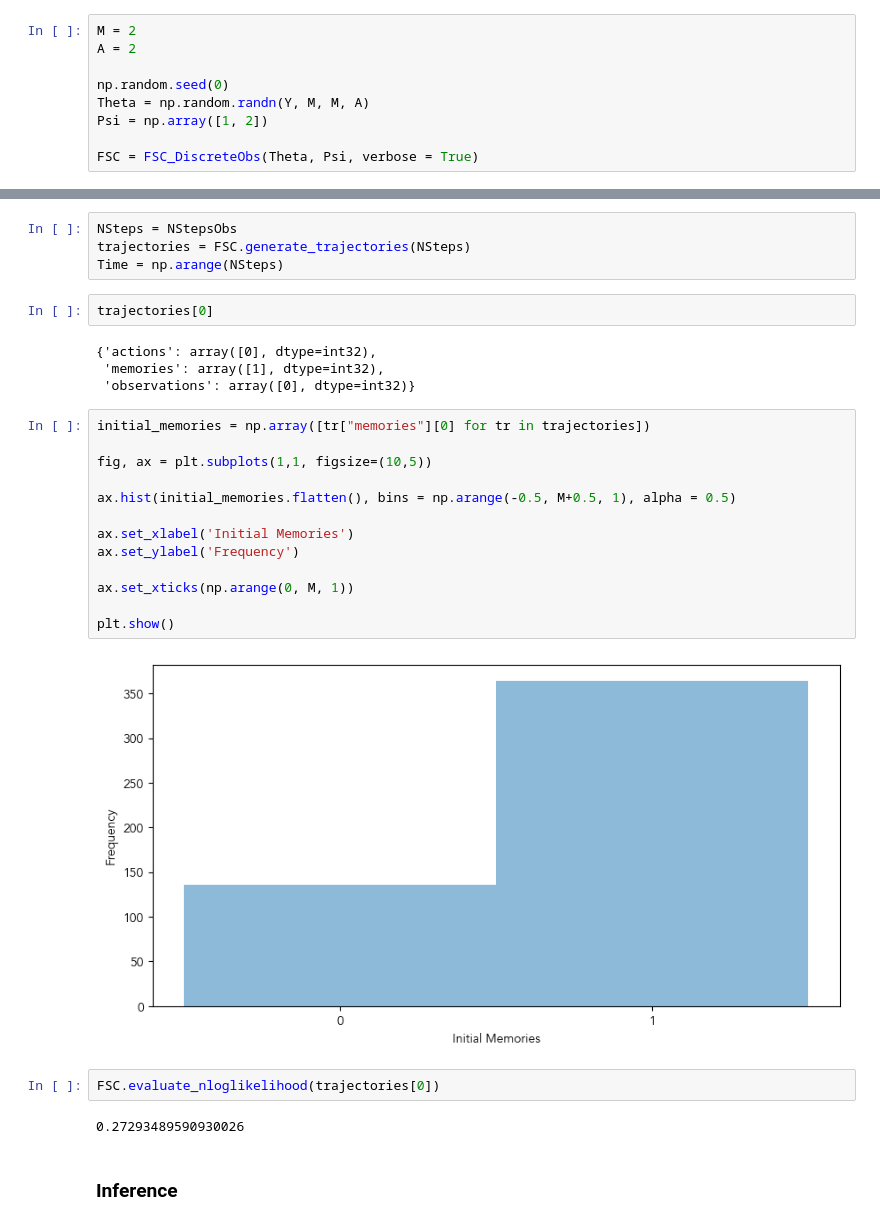
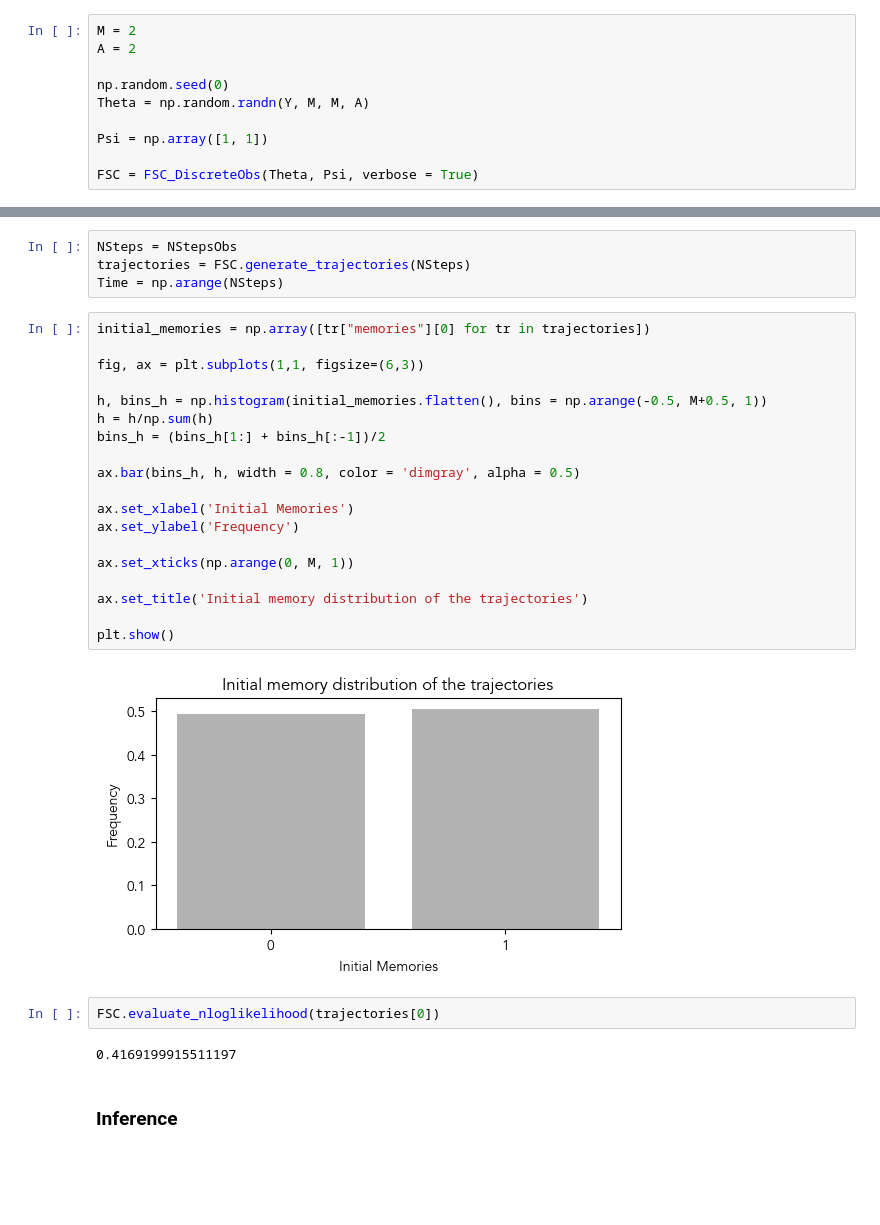
Before and after one commit to giorgionicoletti/InferenceFSCs, a Jupyter notebook: notebooks/FSC_OneStepTrajectory.ipynb, the cells around one changed output, grey strips where cells are left out. Saved outputs shown, nothing was run; the diff lists cells and outputs as text; blank space fills up the shorter version.

```diff
--- a/notebooks/FSC_OneStepTrajectory.ipynb
+++ b/notebooks/FSC_OneStepTrajectory.ipynb
@@ -51,7 +32,8 @@ A = 2
 
 np.random.seed(0)
 Theta = np.random.randn(Y, M, M, A)
-Psi = np.array([1, 2])
+
+Psi = np.array([1, 1])
 
 FSC = FSC_DiscreteObs(Theta, Psi, verbose = True)
 # %% [output]
@@ -62,31 +44,31 @@ FSC.load_observations(observations)
 NSteps = NStepsObs
 trajectories = FSC.generate_trajectories(NSteps)
 Time = np.arange(NSteps)
-# %%
-trajectories[0]
-# %% [output]
-{'actions': array([0], dtype=int32),
- 'memories': array([1], dtype=int32),
- 'observations': array([0], dtype=int32)}
 # %%
 initial_memories = np.array([tr["memories"][0] for tr in trajectories])
 
-fig, ax = plt.subplots(1,1, figsize=(10,5))
+fig, ax = plt.subplots(1,1, figsize=(6,3))
 
-ax.hist(initial_memories.flatten(), bins = np.arange(-0.5, M+0.5, 1), alpha = 0.5)
+h, bins_h = np.histogram(initial_memories.flatten(), bins = np.arange(-0.5, M+0.5, 1))
+h = h/np.sum(h)
+bins_h = (bins_h[1:] + bins_h[:-1])/2
+
+ax.bar(bins_h, h, width = 0.8, color = 'dimgray', alpha = 0.5)
 
 ax.set_xlabel('Initial Memories')
 ax.set_ylabel('Frequency')
 
 ax.set_xticks(np.arange(0, M, 1))
 
+ax.set_title('Initial memory distribution of the trajectories')
+
 plt.show()
 # %% [output]
-[figure, old version]
+[figure, new version]
 # %%
 FSC.evaluate_nloglikelihood(trajectories[0])
 # %% [output]
-0.27293489590930026
+0.4169199915511197
 # %% [markdown]
 ### Inference
 # %%
```
Also changed, not shown: parts of 53 cells of this notebook, 5 other files.
